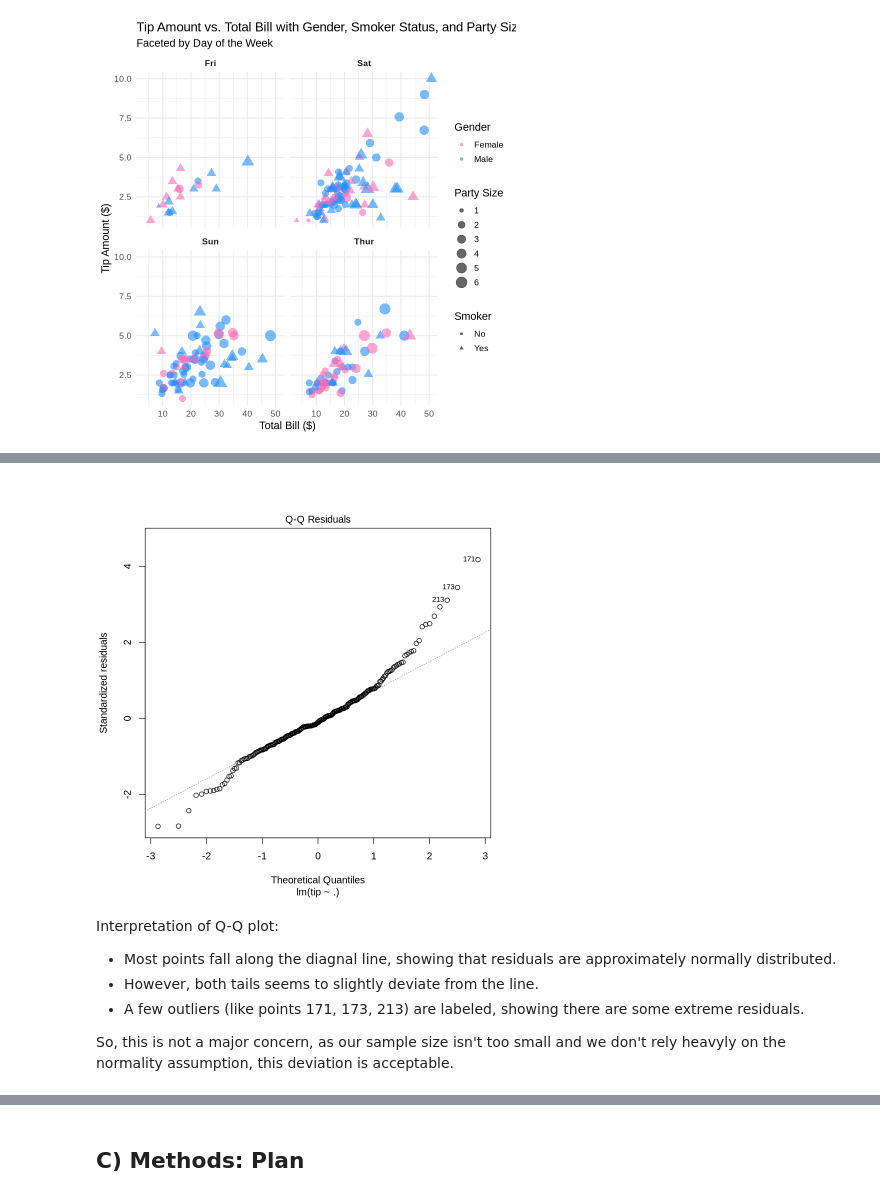
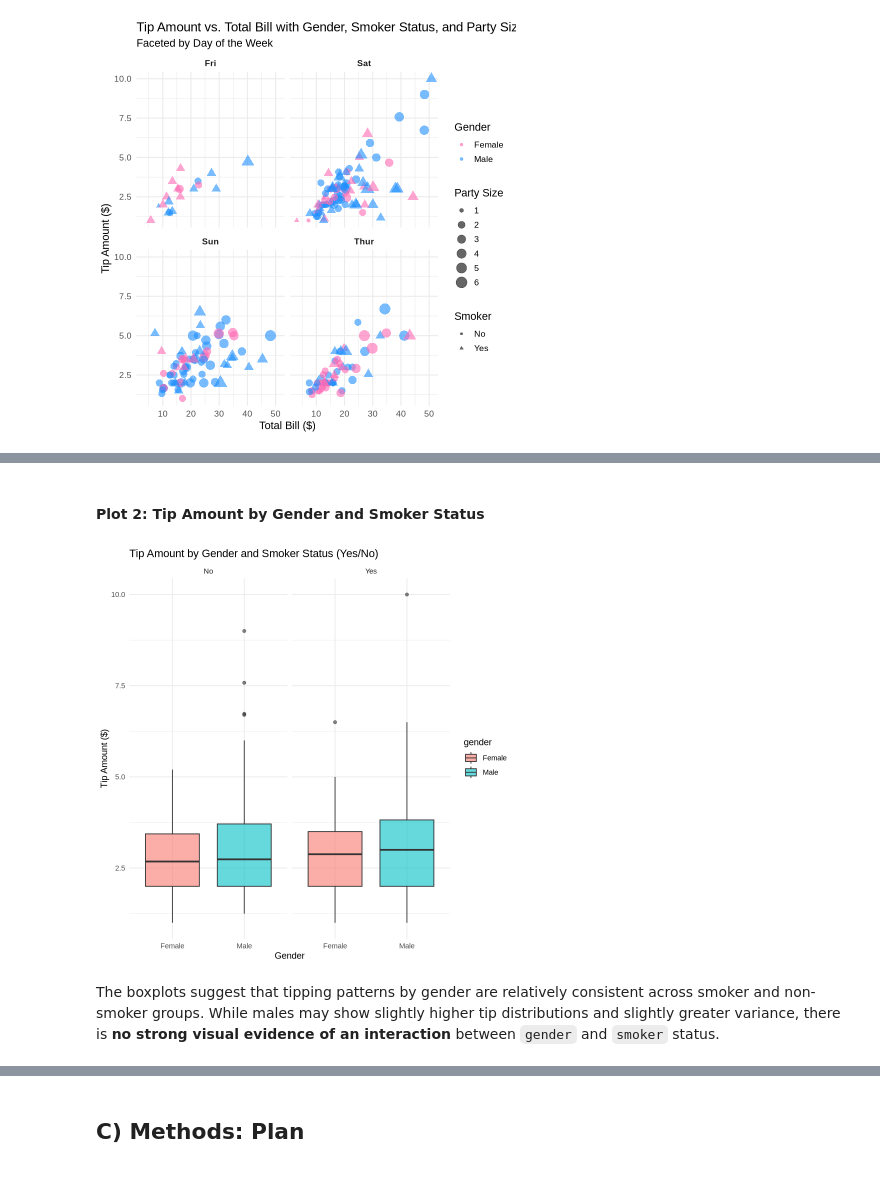
Before and after one commit to gracieS02/Final-Project_1, a Jupyter notebook: FinalProjectCode.ipynb, the cells around one changed output, grey strips where cells are left out. Cells and saved outputs as stored; diff of their text form; code cells hidden in the pictures.

```diff
--- a/FinalProjectCode.ipynb
+++ b/FinalProjectCode.ipynb
@@ -311,11 +224,16 @@ To address this, it is important to explore cross-tabulations and interaction ef
-# %%
-plot(model, which = 2)  # Q-Q plot
-# %% [output]
-[figure, removed]
-# %% [markdown]
-Interpretation of Q-Q plot:
-- Most points fall along the diagnal line, showing that residuals are approximately normally distributed.
-- However, both tails seems to slightly deviate from the line.
-- A few outliers (like points 171, 173, 213) are labeled, showing there are some extreme residuals.
-
-So, this is not a major concern, as our sample size isn't too small and we don't rely heavyly on the normality assumption, this deviation is acceptable.
+# %% [markdown]
+#### Plot 2: Tip Amount by Gender and Smoker Status
+# %%
+ggplot(tips_df, aes(x = gender, y = tip, fill = gender)) +
+  geom_boxplot(alpha = 0.6) +
+  facet_wrap(~ smoker) +
+  labs(
+    title = "Tip Amount by Gender and Smoker Status (Yes/No)",
+    x = "Gender",
+    y = "Tip Amount ($)"
+  ) +
+  theme_minimal()
+# %% [output]
+[figure, added]
+# %% [markdown]
+The boxplots suggest that tipping patterns by gender are relatively consistent across smoker and non-smoker groups. While males may show slightly higher tip distributions and slightly greater variance, there is **no strong visual evidence of an interaction** between `gender` and `smoker` status.
```
Also changed, not shown: parts of 8 cells of this notebook.
